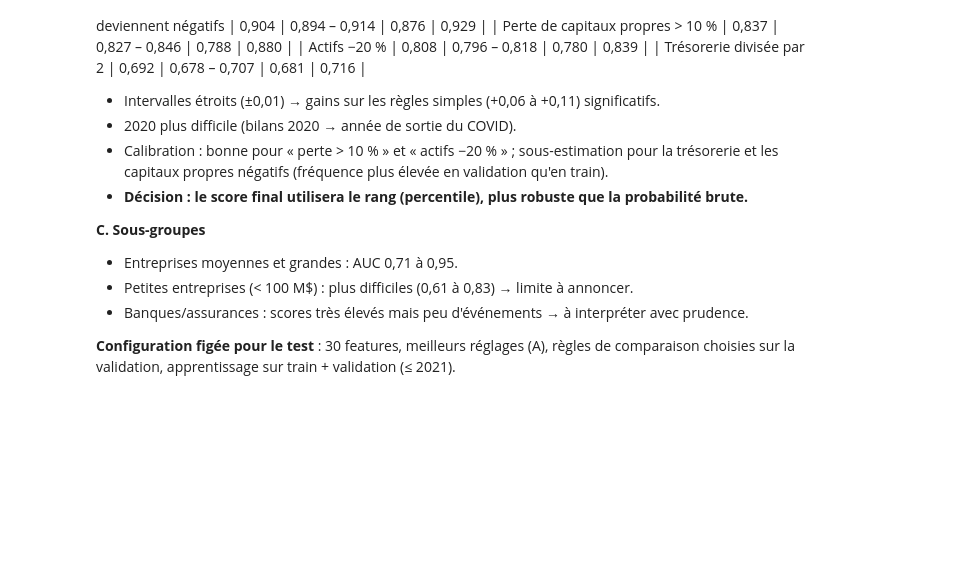
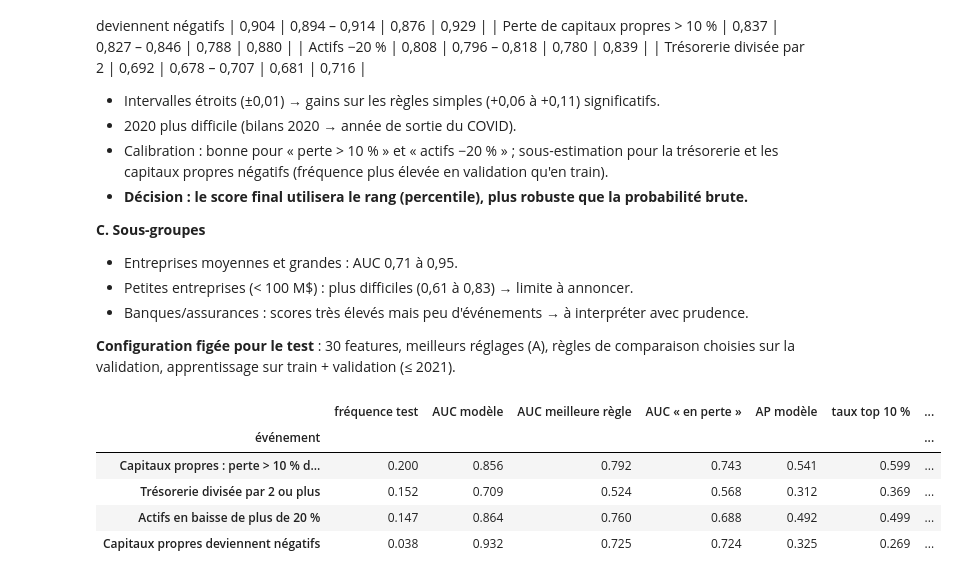
Before and after one commit to Khaoulalim/balance-sheet-scoring, a Jupyter notebook: notebooks/07_degradations.ipynb, the cells around one changed output. Cells and saved outputs as stored; diff of their text form; code cells hidden in the pictures; blank space fills up the shorter version.

Commit message:
Final test 2022-2024: AUC 0.71-0.93, lift up to x7 (config frozen beforehand)

```diff
--- a/notebooks/07_degradations.ipynb
+++ b/notebooks/07_degradations.ipynb
@@ -310,3 +310,55 @@ pd.DataFrame(lignes).pivot(index="groupe", columns="événement", values="AUC").
 
 **Configuration figée pour le test** : 30 features, meilleurs réglages (A), règles de comparaison choisies sur la validation,
 apprentissage sur train + validation (≤ 2021).
+# %%
+# ======================================================================
+# ÉVALUATION FINALE SUR LE TEST (2022-2024) — À EXÉCUTER UNE SEULE FOIS
+# Configuration figée : 30 features, meilleurs réglages (cellule A), règles choisies sur la validation
+# ======================================================================
+import joblib
+from pathlib import Path
+
+REGLE_VAL = {
+    "Capitaux propres : perte > 10 % des actifs": ("RE_A", -1),
+    "Trésorerie divisée par 2 ou plus":           ("d_C",   1),
+    "Actifs en baisse de plus de 20 %":           ("RE_A", -1),
+    "Capitaux propres deviennent négatifs":       ("E_A",  -1),
+}
+
+Path("../models").mkdir(exist_ok=True)
+final = []
+for nom, (evt, ok) in EVENEMENTS.items():
+    tr = table[ok & table["split"].isin(["train", "val"])]      # apprentissage sur tout ≤ 2021
+    te = table[ok & (table["split"] == "test")]
+    y_tr, y_te = evt[tr.index].astype(int), evt[te.index].astype(int)
+
+    params = {k: (int(v) if k != "learning_rate" else v) for k, v in meilleurs[nom].items()}
+    clf = HistGradientBoostingClassifier(max_iter=300, l2_regularization=1.0,
+                                         random_state=0, **params)
+    clf.fit(tr[FEATURES], y_tr)
+    p = clf.predict_proba(te[FEATURES])[:, 1]
+    joblib.dump(clf, f"../models/{nom[:25].replace(' ', '_').replace(':', '')}.joblib")
+
+    f, sens = REGLE_VAL[nom]
+    regle = sens * te[f].fillna(tr[f].median())
+    taux_top = top_k(y_te.values, p)
+    final.append({
+        "événement": nom,
+        "fréquence test": y_te.mean(),
+        "AUC modèle": roc_auc_score(y_te, p),
+        "AUC meilleure règle": roc_auc_score(y_te, regle),
+        "AUC « en perte »": roc_auc_score(y_te, te["perte"].fillna(0)),
+        "AP modèle": average_precision_score(y_te, p),
+        "taux top 10 %": taux_top,
+        "lift top 10 %": taux_top / y_te.mean(),
+    })
+
+resultat_test = pd.DataFrame(final).set_index("événement").round(3)
+resultat_test
+# %% [output]
+|  | fréquence test | AUC modèle | AUC meilleure règle | AUC « en perte » | AP modèle | taux top 10 % | ... |
+| événement |  |  |  |  |  |  | ... |
+| Capitaux propres : perte > 10 % d... | 0.200 | 0.856 | 0.792 | 0.743 | 0.541 | 0.599 | ... |
+| Trésorerie divisée par 2 ou plus | 0.152 | 0.709 | 0.524 | 0.568 | 0.312 | 0.369 | ... |
+| Actifs en baisse de plus de 20 % | 0.147 | 0.864 | 0.760 | 0.688 | 0.492 | 0.499 | ... |
+| Capitaux propres deviennent négatifs | 0.038 | 0.932 | 0.725 | 0.724 | 0.325 | 0.269 | ... |
```
Also changed, not shown: parts of 1 cell of this notebook.
